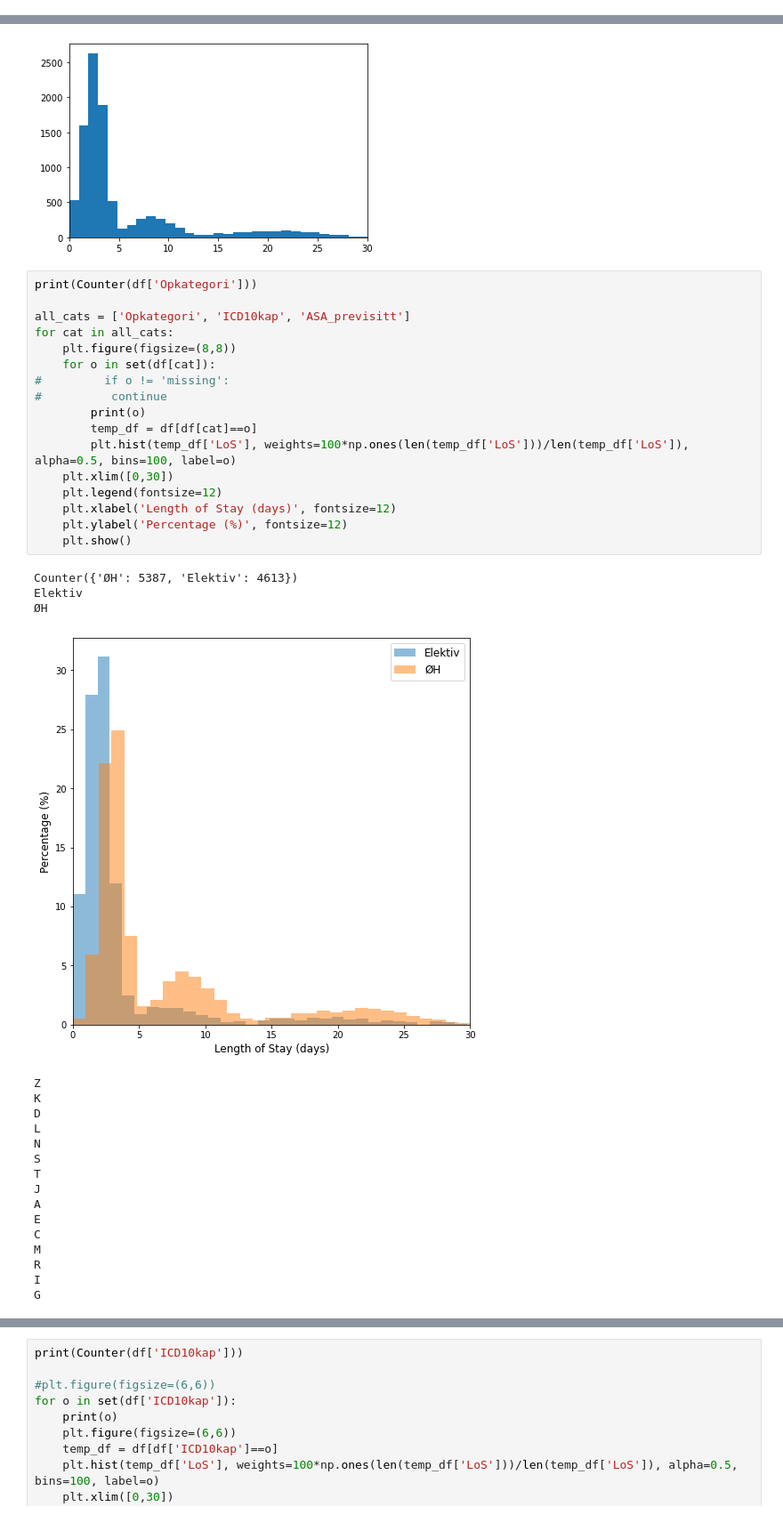
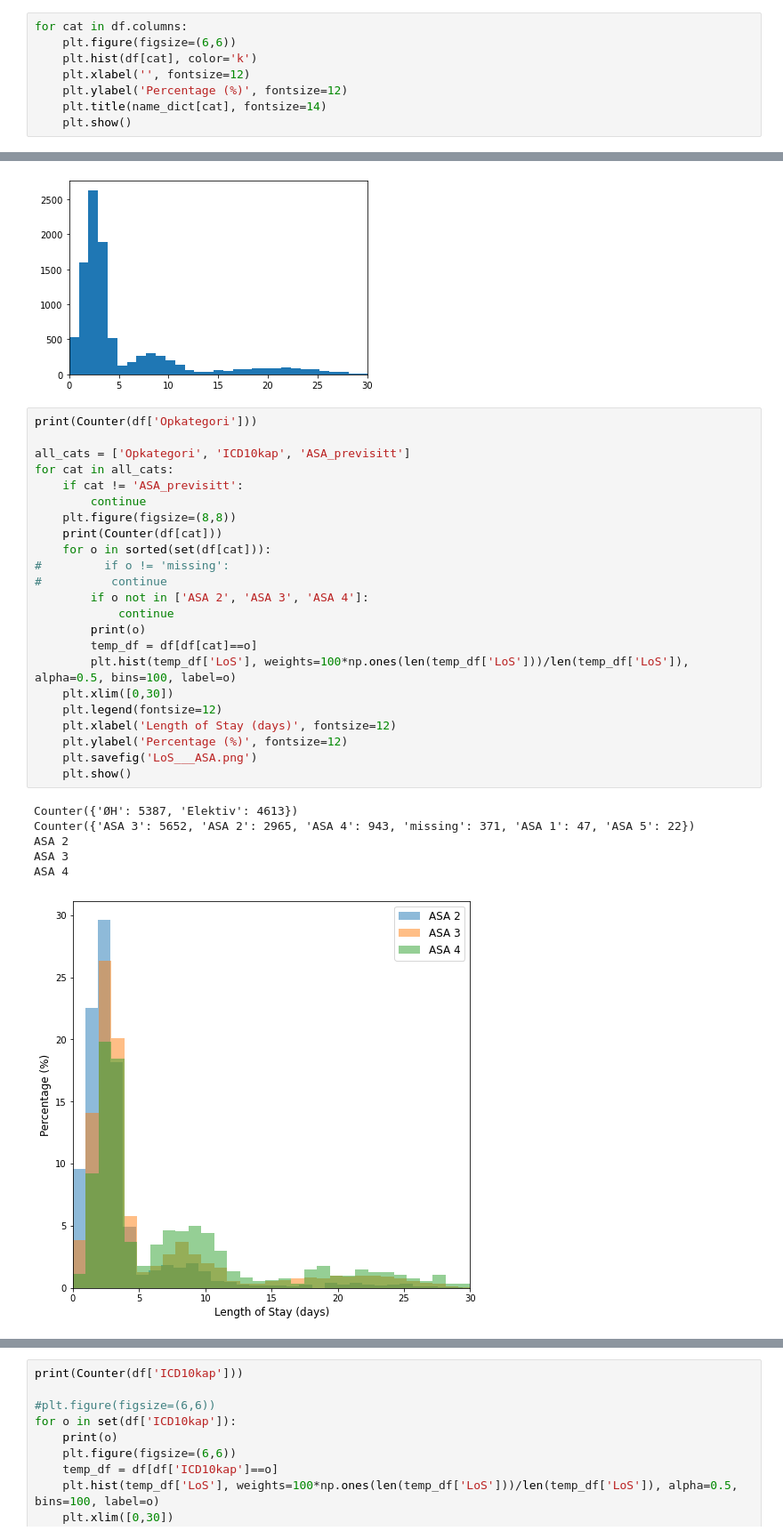
Before and after one commit to fredrikWHaug/post-operative-complication-analysis, a Jupyter notebook: analysis.ipynb, the cells around one changed output, grey strips where cells are left out. Shown at 89% size. Drawn from its saved outputs; the diff is of its cells as text.

Commit message:
Updates analysis will all the graphs

```diff
--- a/analysis.ipynb
+++ b/analysis.ipynb
@@ -47,0 +156,8 @@ sorted(df.columns)
+# %%
+for cat in df.columns:
+    plt.figure(figsize=(6,6))
+    plt.hist(df[cat], color='k')
+    plt.xlabel('', fontsize=12)
+    plt.ylabel('Percentage (%)', fontsize=12)
+    plt.title(name_dict[cat], fontsize=14)
+    plt.show()
@@ -85,37 +215,30 @@ plt.xlim([0,30])
 # %%
 print(Counter(df['Opkategori']))
 
 all_cats = ['Opkategori', 'ICD10kap', 'ASA_previsitt']
 for cat in all_cats:
+    if cat != 'ASA_previsitt':
+        continue
     plt.figure(figsize=(8,8))
-    for o in set(df[cat]):
+    print(Counter(df[cat]))
+    for o in sorted(set(df[cat])):
 #         if o != 'missing':
 #          continue
+        if o not in ['ASA 2', 'ASA 3', 'ASA 4']:
+            continue
         print(o)
         temp_df = df[df[cat]==o]
         plt.hist(temp_df['LoS'], weights=100*np.ones(len(temp_df['LoS']))/len(temp_df['LoS']), alpha=0.5, bins=100, label=o)
     plt.xlim([0,30])
     plt.legend(fontsize=12)
     plt.xlabel('Length of Stay (days)', fontsize=12)
     plt.ylabel('Percentage (%)', fontsize=12)
+    plt.savefig('LoS___ASA.png')
     plt.show()
 # %% [output]
 Counter({'ØH': 5387, 'Elektiv': 4613})
-Elektiv
-ØH
+Counter({'ASA 3': 5652, 'ASA 2': 2965, 'ASA 4': 943, 'missing': 371, 'ASA 1': 47, 'ASA 5': 22})
+ASA 2
+ASA 3
+ASA 4
-[figure, old version]
+[figure, new version]
-Z
-K
-D
-L
-N
-S
-T
-J
-A
-E
-C
-M
-R
-I
-G
```
Also changed, not shown: parts of 3 cells of this notebook.
